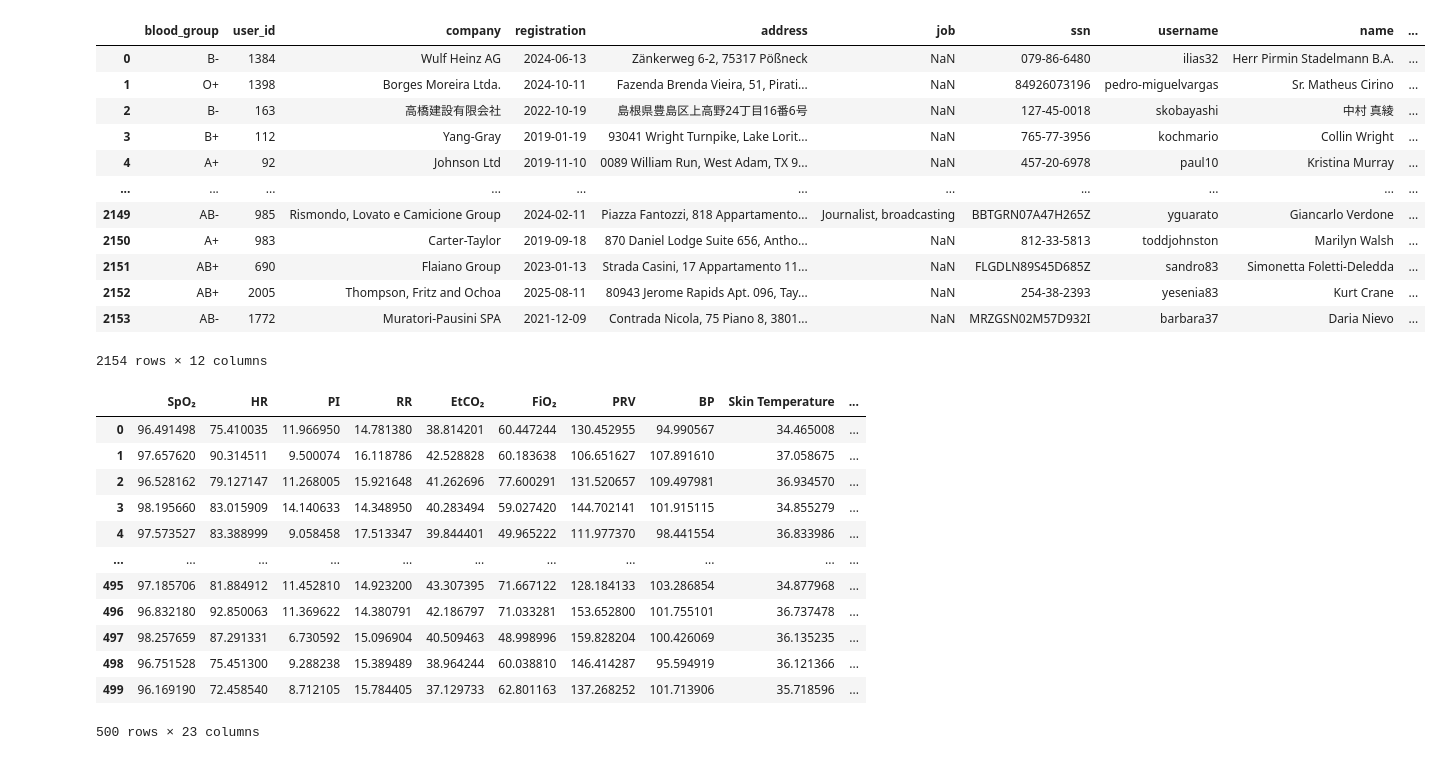
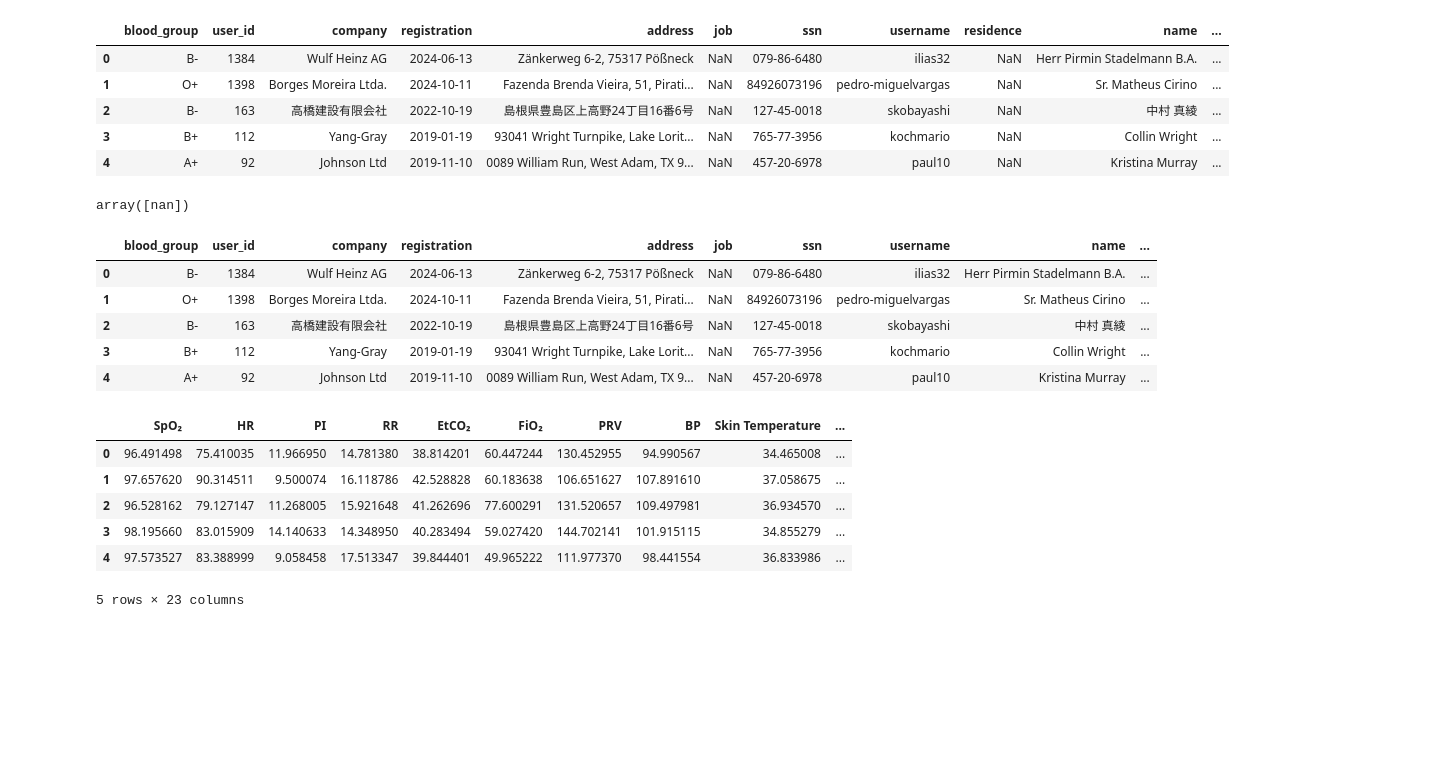
Before and after one commit to frtndmd/iau_Kosharova_Oliinyk_67, a Jupyter notebook: src/Kosharova_Oliinyk.ipynb, the cells around one changed output. Drawn from its saved outputs; the diff is of its cells as text; code cells hidden in the pictures; blank space fills up the shorter version.

```diff
--- a/src/Kosharova_Oliinyk.ipynb
+++ b/src/Kosharova_Oliinyk.ipynb
@@ -1,35 +1,15 @@
 # %%
-import matplotlib.pyplot as plt
-import seaborn as sns
 import pandas as pd
-import numpy as np
-import scipy.stats as stats
-import os
 from pathlib import Path
 
-from pandas.core.interchange.from_dataframe import datetime_column_to_ndarray
 
 filename = Path('..') / 'data' / 'patient.csv'
 
 if not filename.exists():
     raise FileNotFoundError(f'File is not found: {filename}')
 
-df = pd.read_csv(filename, sep='\t')
+patient_df = pd.read_csv(filename, sep='\t')
 
-df['address'] = df['address'].str.replace('\n', ', ').str.replace('\r', '')
-
-df['registration'] = (
-    df['registration']
-    .astype(str)
-    .str.replace(',', '', regex=False)
-    .str.strip()
-)
-
-df['registration'] = pd.to_datetime(
-    df['registration'],
-    errors='coerce',
-    format='mixed'
-)
-df.head(500)
+patient_df.head()
 # %% [output]
 |  | blood_group | user_id | company | registration | address | job | ssn | username | residence | name | ... |
@@ -47,0 +21,3 @@ df.head(500)
+# %%
+patient_df['address'] = patient_df['address'].str.replace('\n', ', ').str.replace('\r', '')
+patient_df.head()
@@ -48,28 +31,48 @@ df.head(500)
+# %%
+patient_df['registration'] = (
+    patient_df['registration']
+    .astype(str)
+    .str.replace(',', '', regex=False)
+    .str.strip()
+)
+
+patient_df['registration'] = pd.to_datetime(
+    patient_df['registration'],
+    errors='coerce',
+    format='mixed'
+)
+patient_df.head()
+# %% [output]
+|  | blood_group | user_id | company | registration | address | job | ssn | username | residence | name | ... |
+| 0 | B- | 1384 | Wulf Heinz AG | 2024-06-13 | Zänkerweg 6-2, 75317 Pößneck | NaN | 079-86-6480 | ilias32 | NaN | Herr Pirmin Stadelmann B.A. | ... |
+| 1 | O+ | 1398 | Borges Moreira Ltda. | 2024-10-11 | Fazenda Brenda Vieira, 51, Pirati... | NaN | 84926073196 | pedro-miguelvargas | NaN | Sr. Matheus Cirino | ... |
+| 2 | B- | 163 | 高橋建設有限会社 | 2022-10-19 | 島根県豊島区上高野24丁目16番6号 | NaN | 127-45-0018 | skobayashi | NaN | 中村 真綾 | ... |
+| 3 | B+ | 112 | Yang-Gray | 2019-01-19 | 93041 Wright Turnpike, Lake Lorit... | NaN | 765-77-3956 | kochmario | NaN | Collin Wright | ... |
+| 4 | A+ | 92 | Johnson Ltd | 2019-11-10 | 0089 William Run, West Adam, TX 9... | NaN | 457-20-6978 | paul10 | NaN | Kristina Murray | ... |
+# %%
+patient_df['residence'].unique()
+# %% [output]
+array([nan])
 # %%
-df = df.drop(columns=['residence'])
+patient_df = patient_df.drop(columns=['residence'])
+
+patient_df.head()
 # %% [output]
 |  | blood_group | user_id | company | registration | address | job | ssn | username | name | ... |
 | 0 | B- | 1384 | Wulf Heinz AG | 2024-06-13 | Zänkerweg 6-2, 75317 Pößneck | NaN | 079-86-6480 | ilias32 | Herr Pirmin Stadelmann B.A. | ... |
 | 1 | O+ | 1398 | Borges Moreira Ltda. | 2024-10-11 | Fazenda Brenda Vieira, 51, Pirati... | NaN | 84926073196 | pedro-miguelvargas | Sr. Matheus Cirino | ... |
 | 2 | B- | 163 | 高橋建設有限会社 | 2022-10-19 | 島根県豊島区上高野24丁目16番6号 | NaN | 127-45-0018 | skobayashi | 中村 真綾 | ... |
 | 3 | B+ | 112 | Yang-Gray | 2019-01-19 | 93041 Wright Turnpike, Lake Lorit... | NaN | 765-77-3956 | kochmario | Collin Wright | ... |
 | 4 | A+ | 92 | Johnson Ltd | 2019-11-10 | 0089 William Run, West Adam, TX 9... | NaN | 457-20-6978 | paul10 | Kristina Murray | ... |
-| ... | ... | ... | ... | ... | ... | ... | ... | ... | ... | ... |
-| 2149 | AB- | 985 | Rismondo, Lovato e Camicione Group | 2024-02-11 | Piazza Fantozzi, 818 Appartamento... | Journalist, broadcasting | BBTGRN07A47H265Z | yguarato | Giancarlo Verdone | ... |
-| 2150 | A+ | 983 | Carter-Taylor | 2019-09-18 | 870 Daniel Lodge Suite 656, Antho... | NaN | 812-33-5813 | toddjohnston | Marilyn Walsh | ... |
-| 2151 | AB+ | 690 | Flaiano Group | 2023-01-13 | Strada Casini, 17 Appartamento 11... | NaN | FLGDLN89S45D685Z | sandro83 | Simonetta Foletti-Deledda | ... |
-| 2152 | AB+ | 2005 | Thompson, Fritz and Ochoa | 2025-08-11 | 80943 Jerome Rapids Apt. 096, Tay... | NaN | 254-38-2393 | yesenia83 | Kurt Crane | ... |
-| 2153 | AB- | 1772 | Muratori-Pausini SPA | 2021-12-09 | Contrada Nicola, 75 Piano 8, 3801... | NaN | MRZGSN02M57D932I | barbara37 | Daria Nievo | ... |
-2154 rows × 12 columns
 # %%
 filename = Path('..') / 'data' / 'observation.csv'
 
 if not filename.exists():
     raise FileNotFoundError(f'File is not found: {filename}')
 
-df = pd.read_csv(filename, sep='\t')
+observation_df = pd.read_csv(filename, sep='\t')
 
-df.head(500)
+observation_df.head()
 # %% [output]
 |  | SpO₂ | HR | PI | RR | EtCO₂ | FiO₂ | PRV | BP | Skin Temperature | ... |
 | 0 | 96.491498 | 75.410035 | 11.966950 | 14.781380 | 38.814201 | 60.447244 | 130.452955 | 94.990567 | 34.465008 | ... |
@@ -77,13 +80,7 @@ df.head(500)
 | 2 | 96.528162 | 79.127147 | 11.268005 | 15.921648 | 41.262696 | 77.600291 | 131.520657 | 109.497981 | 36.934570 | ... |
 | 3 | 98.195660 | 83.015909 | 14.140633 | 14.348950 | 40.283494 | 59.027420 | 144.702141 | 101.915115 | 34.855279 | ... |
 | 4 | 97.573527 | 83.388999 | 9.058458 | 17.513347 | 39.844401 | 49.965222 | 111.977370 | 98.441554 | 36.833986 | ... |
-| ... | ... | ... | ... | ... | ... | ... | ... | ... | ... | ... |
-| 495 | 97.185706 | 81.884912 | 11.452810 | 14.923200 | 43.307395 | 71.667122 | 128.184133 | 103.286854 | 34.877968 | ... |
-| 496 | 96.832180 | 92.850063 | 11.369622 | 14.380791 | 42.186797 | 71.033281 | 153.652800 | 101.755101 | 36.737478 | ... |
-| 497 | 98.257659 | 87.291331 | 6.730592 | 15.096904 | 40.509463 | 48.998996 | 159.828204 | 100.426069 | 36.135235 | ... |
-| 498 | 96.751528 | 75.451300 | 9.288238 | 15.389489 | 38.964244 | 60.038810 | 146.414287 | 95.594919 | 36.121366 | ... |
-| 499 | 96.169190 | 72.458540 | 8.712105 | 15.784405 | 37.129733 | 62.801163 | 137.268252 | 101.713906 | 35.718596 | ... |
-500 rows × 23 columns
+5 rows × 23 columns
 # %%
 filename = Path('..') / 'data' / 'station.csv'
 
```
Also changed, not shown: parts of 5 cells of this notebook.
